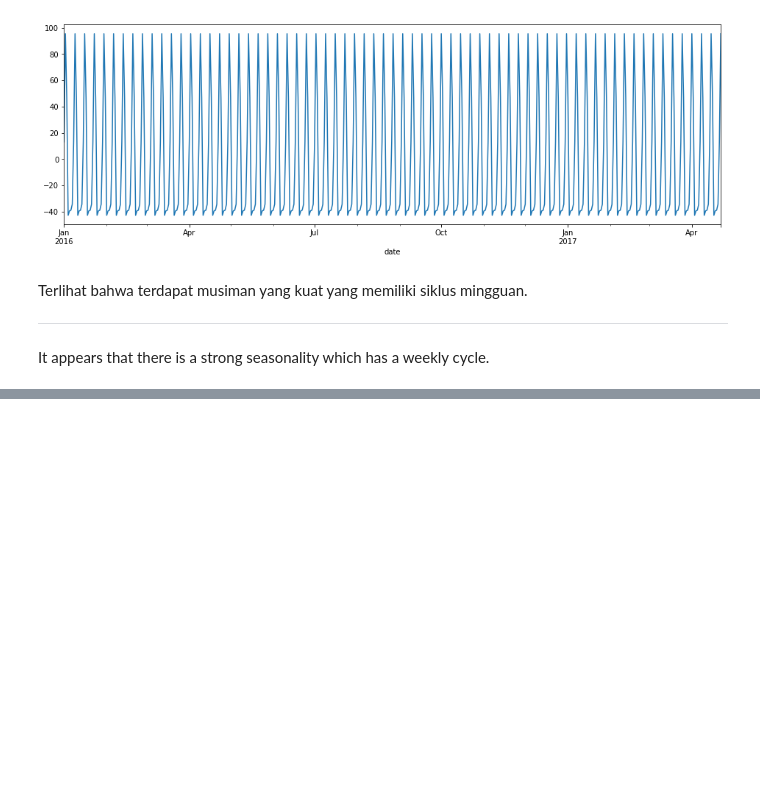
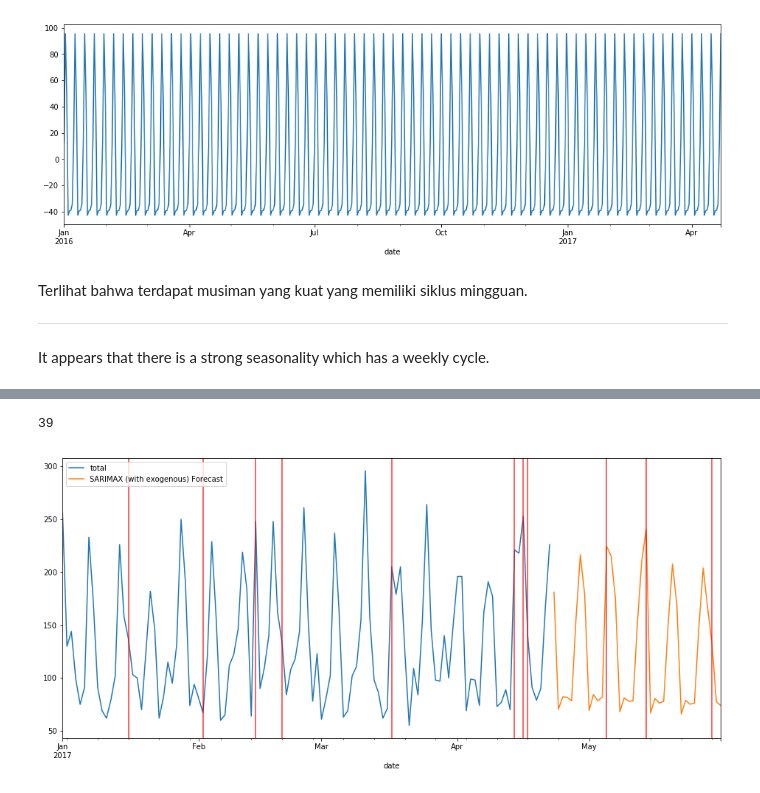
Before and after one commit to saifulrijal-ds/time-series-analysis-python, a Jupyter notebook: study-notes_general-forecasting-model_pt6.ipynb, the cells around one changed output, grey strips where cells are left out. Cells and saved outputs as stored; diff of their text form; code cells hidden in the pictures; blank space fills up the shorter version.

```diff
--- a/study-notes_general-forecasting-model_pt6.ipynb
+++ b/study-notes_general-forecasting-model_pt6.ipynb
@@ -374,0 +589,21 @@ It appears that there is a strong seasonality which has a weekly cycle.
+# %%
+exog_fcast = restaurant_df.iloc[478:][['holiday']]
+# %%
+len(exog_fcast)
+# %% [output]
+39
+# %%
+start = len(restaurant_df1)
+end = len(restaurant_df1) + len(exog_fcast) - 1
+# %%
+fcast2 = fitted_model_f2.predict(start=start, end=end, exog=exog_fcast).rename("SARIMAX (with exogenous) Forecast")
+# %%
+ax = restaurant_df1['total'].loc['2017-01-01':].plot(figsize=(16, 7), legend=True)
+fcast2.plot(legend=True)
+
+for day in restaurant_df.loc['2017-01-01':].query("holiday==1").index:
+    ax.axvline(x=day, color='red', alpha=0.8)
+
+ax.autoscale(axis='x', tight=True)
+# %% [output]
+[figure, added]
```
Also changed, not shown: parts of 27 cells of this notebook, 1 other file.
